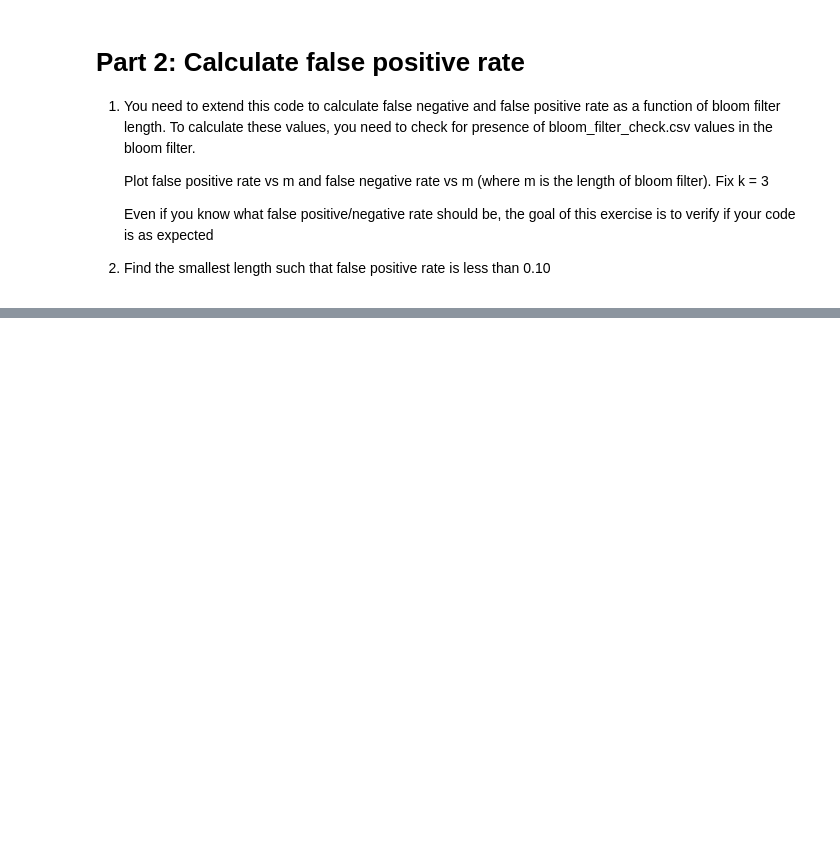
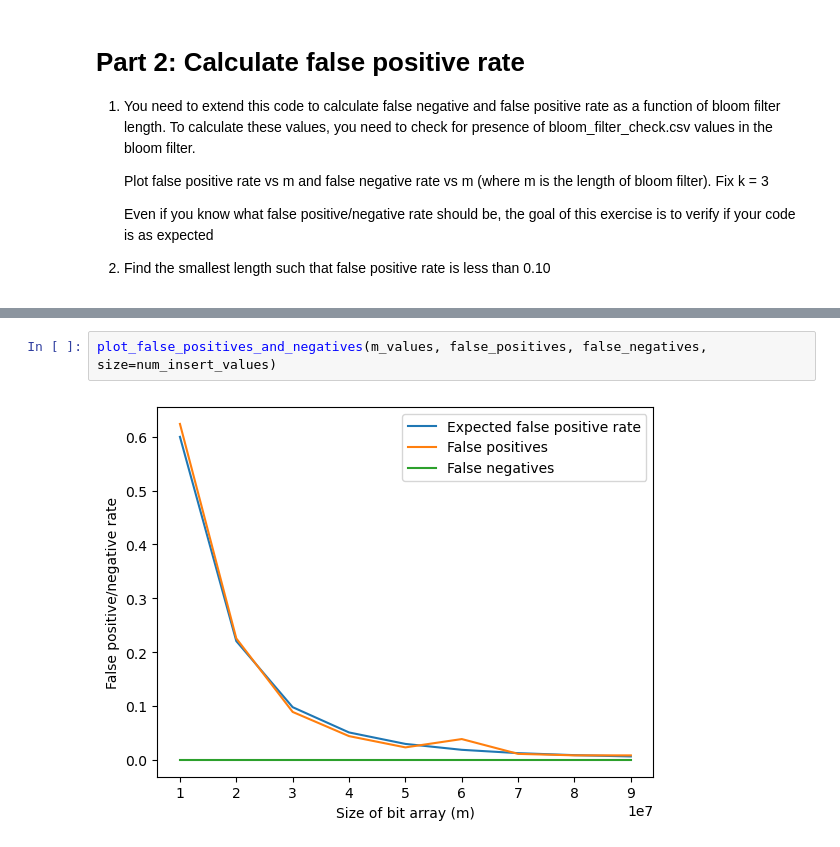
Before and after one commit to deliaqu/CS6386, a Jupyter notebook: HW1/bloom filter.ipynb, the cells around one changed output, grey strips where cells are left out. Drawn from its saved outputs; the diff is of its cells as text; blank space fills up the shorter version.

```diff
--- a/HW1/bloom filter.ipynb
+++ b/HW1/bloom filter.ipynb
@@ -157 +168,5 @@ Inserted all values for m =  90000000
+# %%
+plot_false_positives_and_negatives(m_values, false_positives, false_negatives, size=num_insert_values)
+# %% [output]
+[figure, added]
 # %%
```
Also changed, not shown: parts of 9 cells of this notebook, 1 other file.
